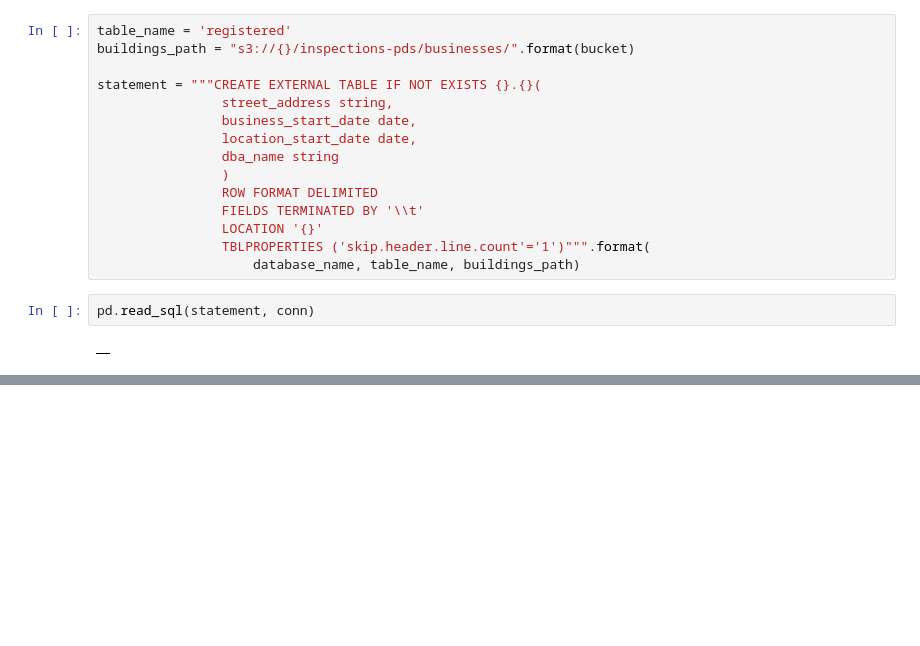
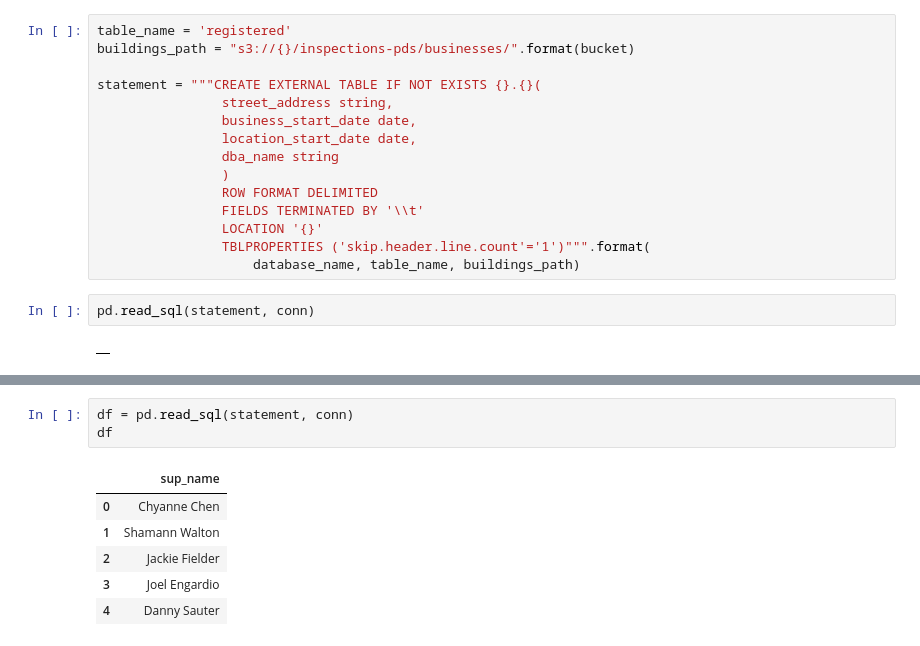
Before and after one commit to mchang674/ads-508-team-project, a Jupyter notebook: Data_ingest.ipynb, the cells around one changed output, grey strips where cells are left out. Cells and saved outputs as stored; diff of their text form; blank space fills up the shorter version.

```diff
--- a/Data_ingest.ipynb
+++ b/Data_ingest.ipynb
@@ -265,0 +267,10 @@ DatabaseError: Execution failed on sql: select i.business_id
+# %%
+df = pd.read_sql(statement, conn)
+df
+# %% [output]
+|  | sup_name |
+| 0 | Chyanne Chen |
+| 1 | Shamann Walton |
+| 2 | Jackie Fielder |
+| 3 | Joel Engardio |
+| 4 | Danny Sauter |
```
Also changed, not shown: parts of 16 cells of this notebook.
